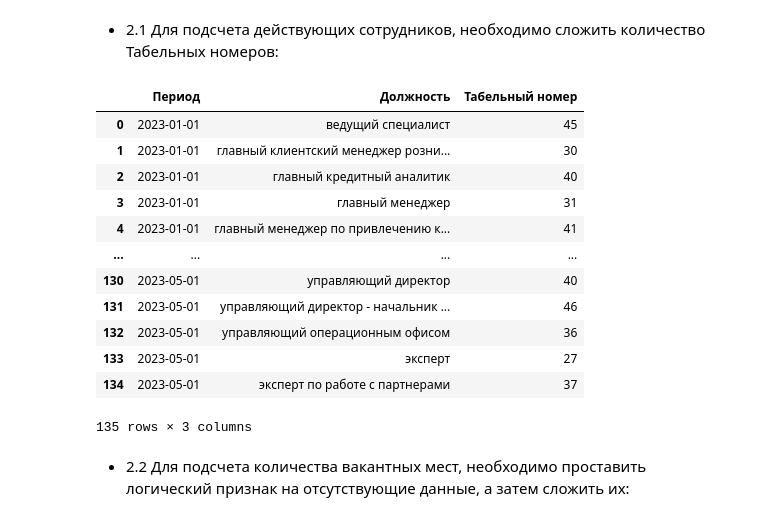
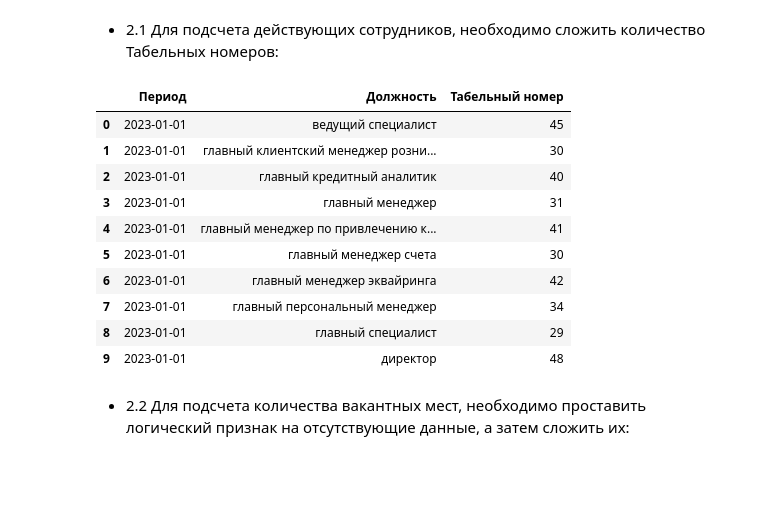
Before and after one commit to Mistress0000FF/test-3-HR_analisys, a Jupyter notebook: sulkovskaya_test-3 02.02.2024.ipynb, the cells around one changed output. Cells and saved outputs as stored; diff of their text form; code cells hidden in the pictures; blank space fills up the shorter version.

```diff
--- a/sulkovskaya_test-3 02.02.2024.ipynb
+++ b/sulkovskaya_test-3 02.02.2024.ipynb
@@ -91,0 +114,12 @@ dtype: object
+# %%
+employees['Период'] = employees['Период'].astype(str)
+# %%
+#Используем функцию для конвертации серийной даты в DateTime
+
+def excel_date(x):
+    res = pd.to_datetime(x, errors='coerce')
+    temp = res.isna()
+    res.loc[temp] = pd.to_timedelta(x[temp].astype('float'), unit='d') + dt.datetime(1899, 12, 30)
+    return res
+# %%
+employees['Период'] = excel_date(employees['Период'])
@@ -139,21 +176,20 @@ employees['Табельный номер'].isna().sum()
 - 2.1 Для подсчета действующих сотрудников, необходимо сложить количество Табельных номеров:
 # %%
 employees.groupby(['Период','Должность'],as_index=False)\
-    .agg({'Табельный номер':'nunique'})
+    .agg({'Табельный номер':'nunique'})\
+    .head(10)
 # %% [output]
 |  | Период | Должность | Табельный номер |
 | 0 | 2023-01-01 | ведущий специалист | 45 |
 | 1 | 2023-01-01 | главный клиентский менеджер розни... | 30 |
 | 2 | 2023-01-01 | главный кредитный аналитик | 40 |
 | 3 | 2023-01-01 | главный менеджер | 31 |
 | 4 | 2023-01-01 | главный менеджер по привлечению к... | 41 |
-| ... | ... | ... | ... |
-| 130 | 2023-05-01 | управляющий директор | 40 |
-| 131 | 2023-05-01 | управляющий директор - начальник ... | 46 |
-| 132 | 2023-05-01 | управляющий операционным офисом | 36 |
-| 133 | 2023-05-01 | эксперт | 27 |
-| 134 | 2023-05-01 | эксперт по работе с партнерами | 37 |
+| 5 | 2023-01-01 | главный менеджер счета | 30 |
+| 6 | 2023-01-01 | главный менеджер эквайринга | 42 |
+| 7 | 2023-01-01 | главный персональный менеджер | 34 |
+| 8 | 2023-01-01 | главный специалист | 29 |
+| 9 | 2023-01-01 | директор | 48 |
-135 rows × 3 columns
 # %% [markdown]
 - 2.2 Для подсчета количества вакантных мест, необходимо проставить логический признак на отсутствующие данные, а затем сложить их:
 # %%
```
Also changed, not shown: parts of 24 cells of this notebook.
